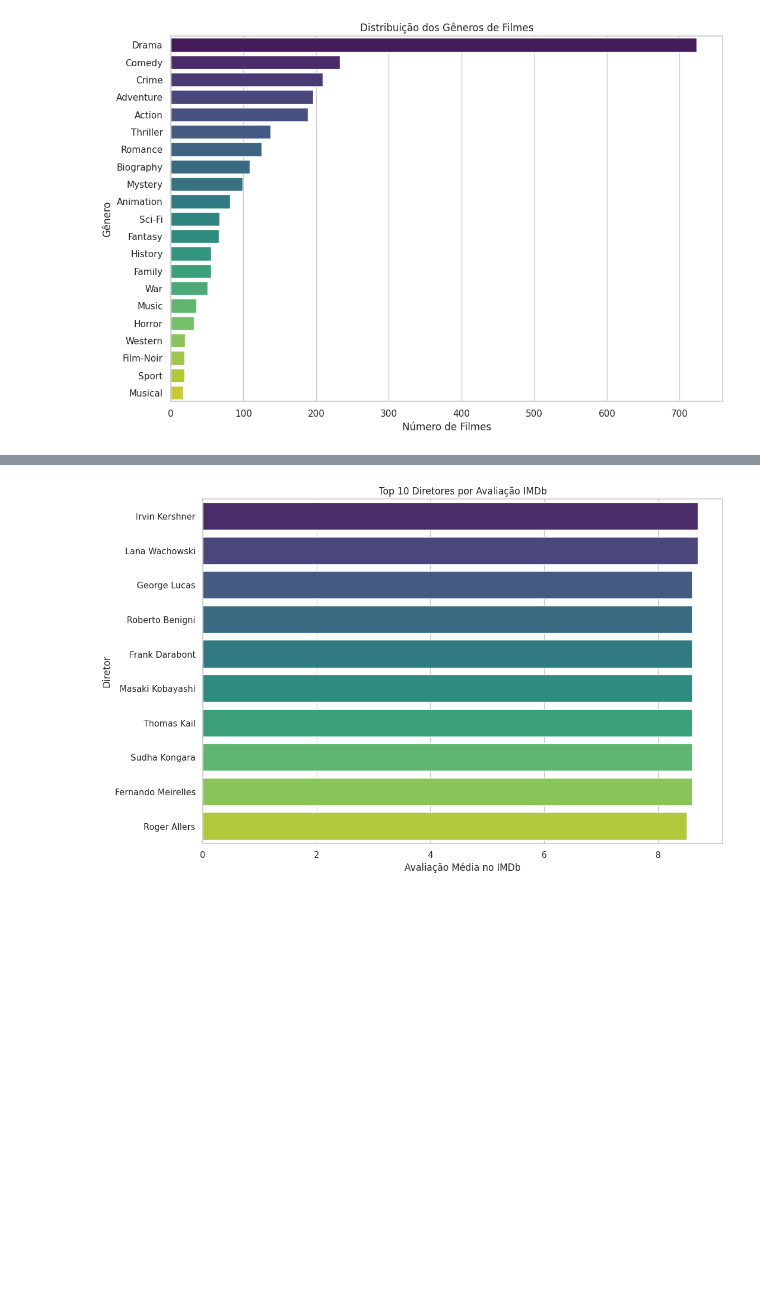
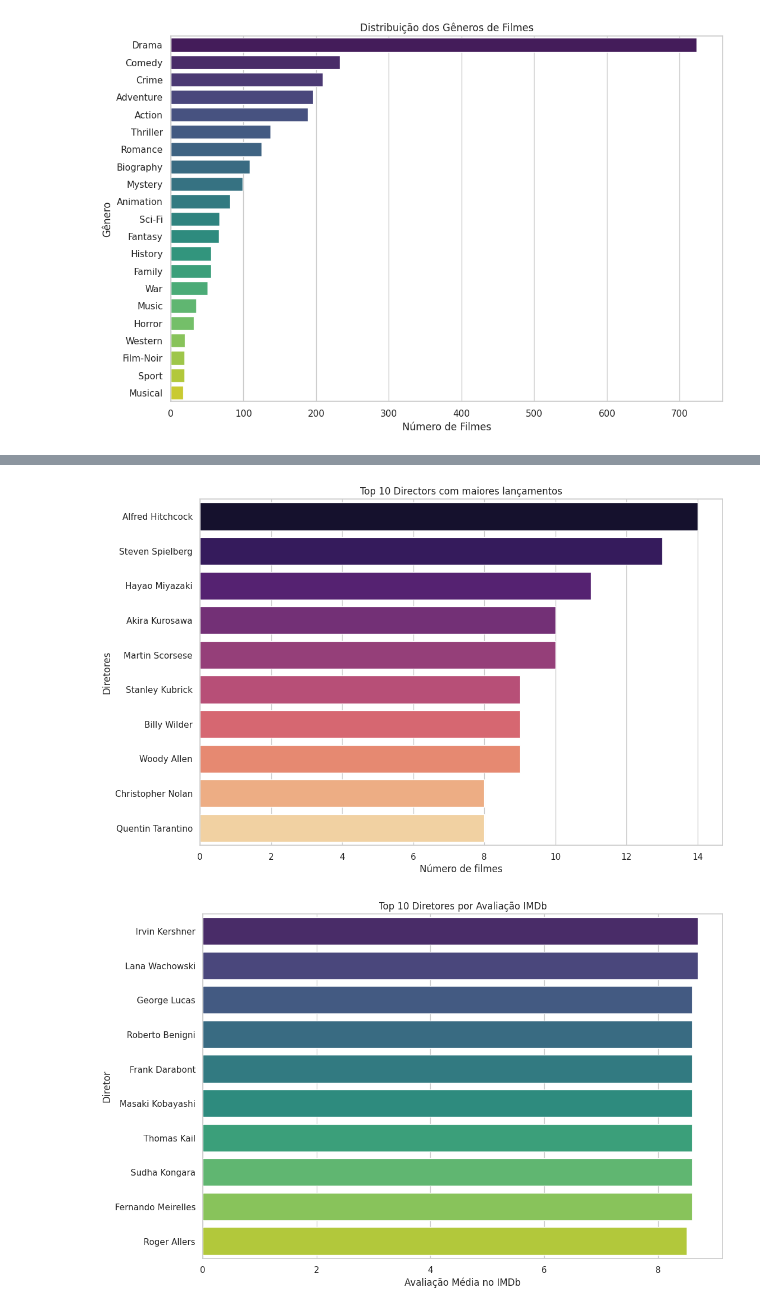
Before and after one commit to andriel300/LH_CD_ANDRIELJOSEDASILVA, a Jupyter notebook: modelagem.ipynb, the cells around one changed output, grey strips where cells are left out. Cells and saved outputs as stored; diff of their text form; code cells hidden in the pictures; blank space fills up the shorter version.

```diff
--- a/modelagem.ipynb
+++ b/modelagem.ipynb
@@ -126,3 +227,24 @@ plt.show()
+# %%
+# Obtenha os diretores com os maiores números de lançamentos
+contagem_diretor = data["Director"].value_counts().sort_values(ascending=False)
+contagem_diretor_df = contagem_diretor.to_frame().reset_index()
+contagem_diretor_df.columns = ["Director", "count"]
+
+# Plotar os dados
+plt.figure(figsize=(12, 8))
+sns.barplot(
+    x="count",
+    y="Director",
+    hue="Director",
+    data=contagem_diretor_df.head(10),
+    palette="magma",
+)
+plt.title("Top 10 Directors com maiores lançamentos")
+plt.xlabel("Número de filmes")
+plt.ylabel("Diretores")
+plt.show()
+# %% [output]
+[figure, added]
 # %%
 # Análise de Diretores e Atores
 # Top 10 Diretores por Avaliação IMDb
```
Also changed, not shown: parts of 20 cells of this notebook, 1 other file.
